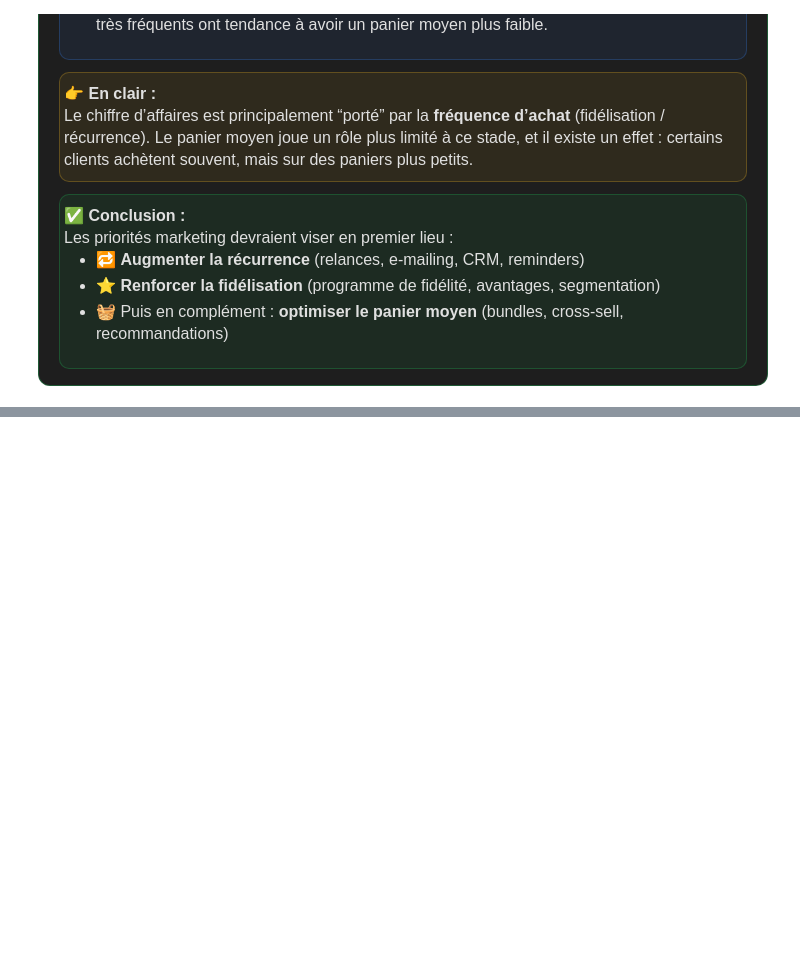
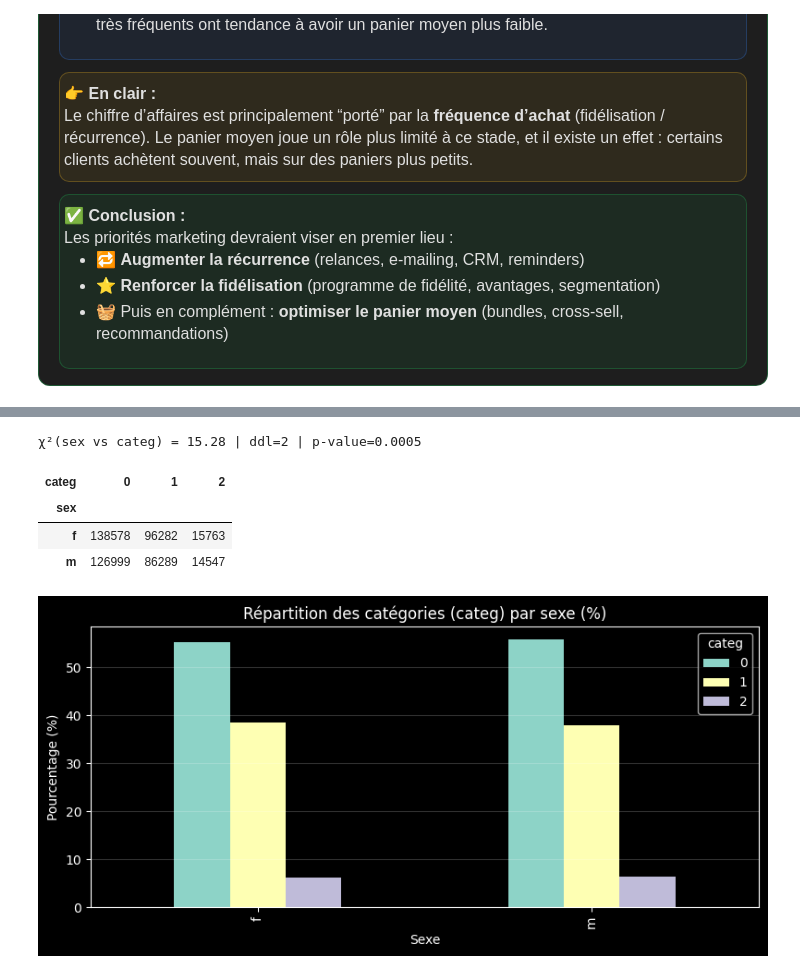
Before and after one commit to Stephane-OC/lapage, a Jupyter notebook: analyse_lapage.ipynb, the cells around one changed output, grey strips where cells are left out. Saved outputs shown, nothing was run; the diff lists cells and outputs as text; code cells hidden in the pictures; blank space fills up the shorter version.

```diff
--- a/analyse_lapage.ipynb
+++ b/analyse_lapage.ipynb
@@ -5527,0 +5702,31 @@ plt.show()
+# %%
+# Test du χ² : Sexe vs Catégorie produit (categ)
+# Objectif : vérifier s'il existe une dépendance entre le sexe du client (f/m)
+# et la catégorie de produits achetés (categ)
+from scipy.stats import chi2_contingency
+
+cont = pd.crosstab(df["sex"], df["categ"])
+chi2, p, dof, expected = chi2_contingency(cont)
+
+print(f"χ²(sex vs categ) = {chi2:.2f} | ddl={dof} | p-value={p:.4f}")
+display(cont)
+
+# Graph % par sexe
+pct = cont.div(cont.sum(axis=1), axis=0) * 100
+
+plt.style.use("dark_background")
+fig, ax = plt.subplots(figsize=(8,4))
+pct.plot(kind="bar", ax=ax)
+ax.set_title("Répartition des catégories (categ) par sexe (%)")
+ax.set_xlabel("Sexe")
+ax.set_ylabel("Pourcentage (%)")
+ax.grid(axis="y", alpha=0.2)
+plt.tight_layout()
+plt.show()
+# %% [output]
+χ²(sex vs categ) = 15.28 | ddl=2 | p-value=0.0005
+| categ | 0 | 1 | 2 |
+| sex |  |  |  |
+| f | 138578 | 96282 | 15763 |
+| m | 126999 | 86289 | 14547 |
+[figure, added]
```
Also changed, not shown: parts of 16 cells of this notebook, 1 other file.
